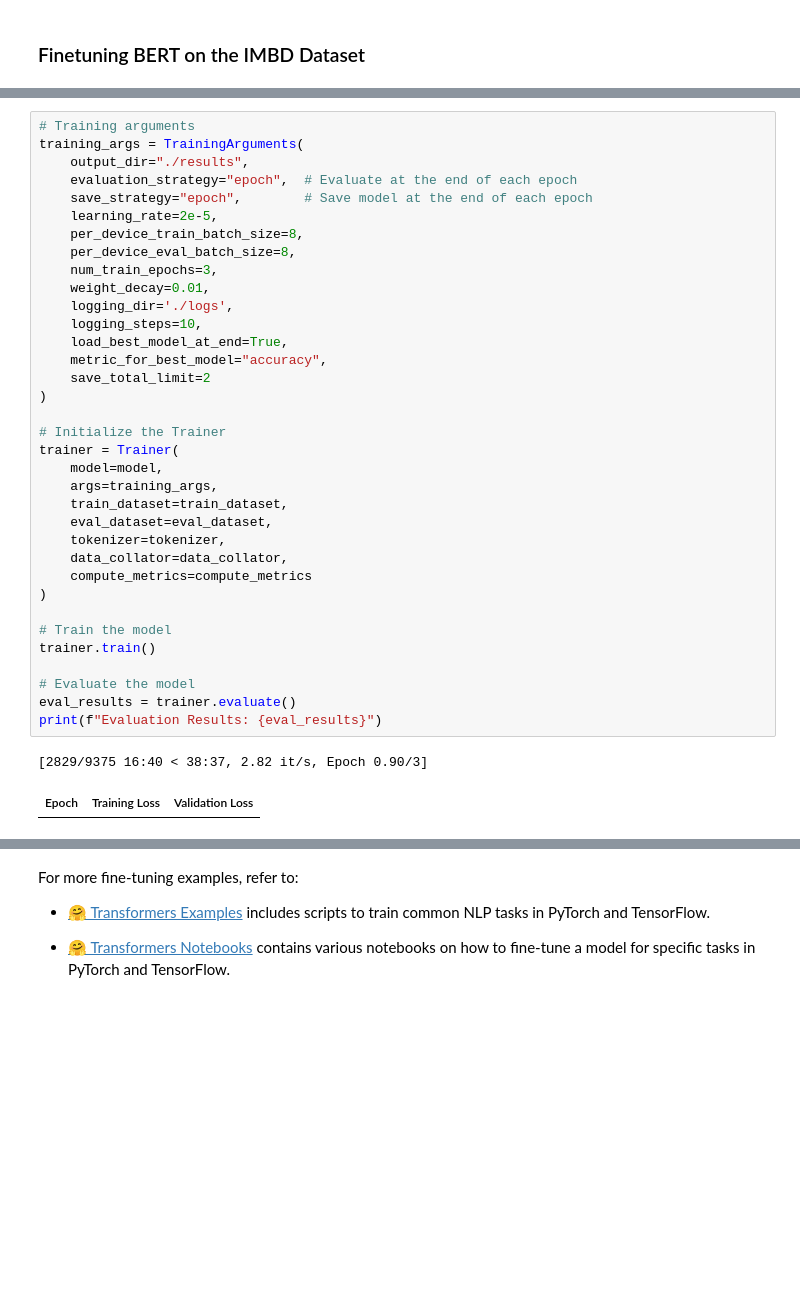
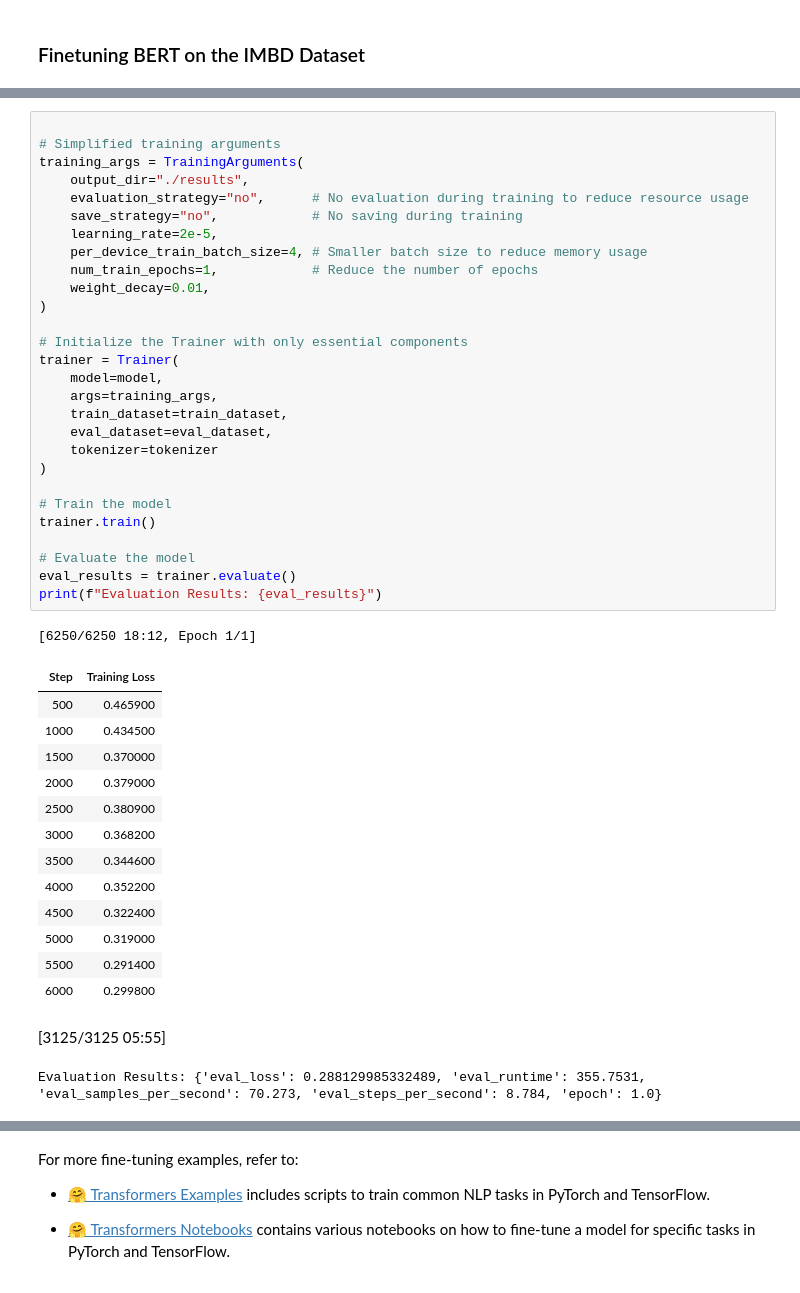
Before and after one commit to AI-Republic-PH/AIR_AI_Engineering_Course_2024, a Jupyter notebook: Day2/1_Basic_Finetuning.ipynb, the cells around one changed output, grey strips where cells are left out. Drawn from its saved outputs; the diff is of its cells as text; blank space fills up the shorter version.

```diff
--- a/Day2/1_Basic_Finetuning.ipynb
+++ b/Day2/1_Basic_Finetuning.ipynb
@@ -393,40 +436,47 @@ def compute_metrics(eval_pred):
 Some weights of DistilBertForSequenceClassification were not initialized from the model checkpoint at distilbert-base-uncased and are newly initialized: ['classifier.bias', 'classifier.weight', 'pre_c ...
 You should probably TRAIN this model on a down-stream task to be able to use it for predictions and inference.
 # %%
-# Training arguments
+
+# Simplified training arguments
 training_args = TrainingArguments(
     output_dir="./results",
-    evaluation_strategy="epoch",  # Evaluate at the end of each epoch
-    save_strategy="epoch",        # Save model at the end of each epoch
+    evaluation_strategy="no",      # No evaluation during training to reduce resource usage
+    save_strategy="no",            # No saving during training
     learning_rate=2e-5,
-    per_device_train_batch_size=8,
-    per_device_eval_batch_size=8,
-    num_train_epochs=3,
+    per_device_train_batch_size=4, # Smaller batch size to reduce memory usage
+    num_train_epochs=1,            # Reduce the number of epochs
     weight_decay=0.01,
-    logging_dir='./logs',
-    logging_steps=10,
-    load_best_model_at_end=True,
-    metric_for_best_model="accuracy",
-    save_total_limit=2
 )
 
-# Initialize the Trainer
+# Initialize the Trainer with only essential components
 trainer = Trainer(
     model=model,
     args=training_args,
     train_dataset=train_dataset,
     eval_dataset=eval_dataset,
-    tokenizer=tokenizer,
-    data_collator=data_collator,
-    compute_metrics=compute_metrics
+    tokenizer=tokenizer
 )
 
 # Train the model
 trainer.train()
 
 # Evaluate the model
 eval_results = trainer.evaluate()
 print(f"Evaluation Results: {eval_results}")
 # %% [output]
-[2829/9375 16:40 < 38:37, 2.82 it/s, Epoch 0.90/3]
+[6250/6250 18:12, Epoch 1/1]
-| Epoch | Training Loss | Validation Loss |
+| Step | Training Loss |
+| 500 | 0.465900 |
+| 1000 | 0.434500 |
+| 1500 | 0.370000 |
+| 2000 | 0.379000 |
+| 2500 | 0.380900 |
+| 3000 | 0.368200 |
+| 3500 | 0.344600 |
+| 4000 | 0.352200 |
+| 4500 | 0.322400 |
+| 5000 | 0.319000 |
+| 5500 | 0.291400 |
+| 6000 | 0.299800 |
+[3125/3125 05:55]
+Evaluation Results: {'eval_loss': 0.288129985332489, 'eval_runtime': 355.7531, 'eval_samples_per_second': 70.273, 'eval_steps_per_second': 8.784, 'epoch': 1.0}
```
Also changed, not shown: parts of 11 cells of this notebook.
